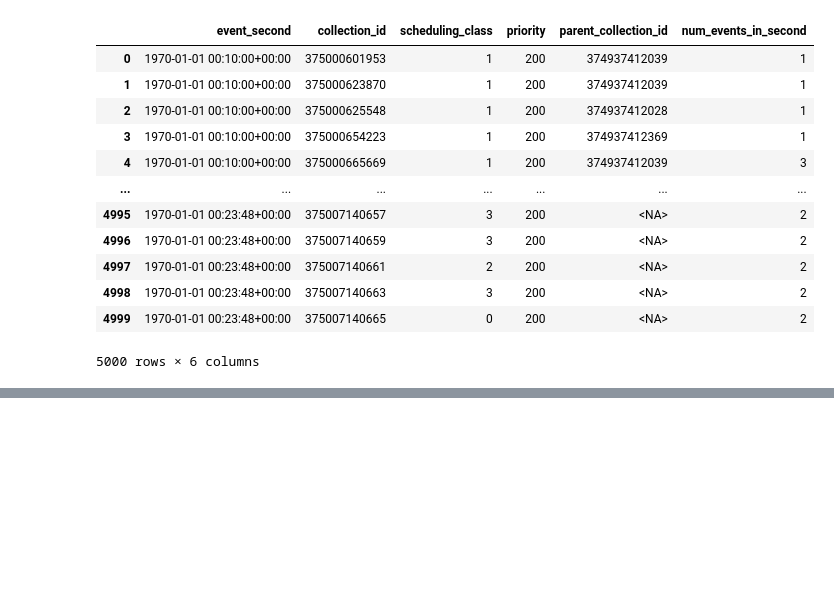
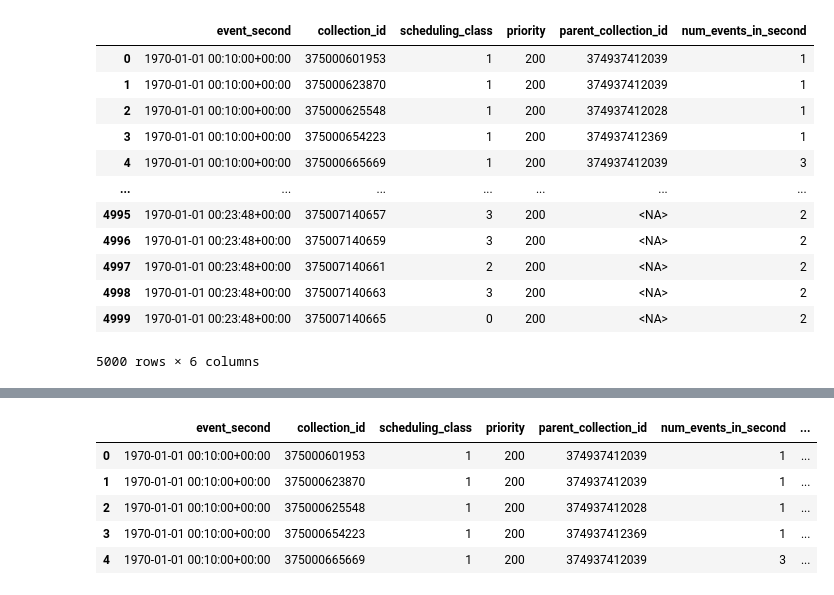
Before and after one commit to XuTaoWang-2002/FlexEH-in-data-center, a Jupyter notebook: clusterdata_analysis_colab.ipynb, the cells around one changed output, grey strips where cells are left out. Cells and saved outputs as stored; diff of their text form; code cells hidden in the pictures; blank space fills up the shorter version.

```diff
--- a/clusterdata_analysis_colab.ipynb
+++ b/clusterdata_analysis_colab.ipynb
@@ -867,0 +902,9 @@ instance_usage_data_summary
+# %%
+collection_level_usage
+# %% [output]
+|  | event_second | collection_id | scheduling_class | priority | parent_collection_id | num_events_in_second | ... |
+| 0 | 1970-01-01 00:10:00+00:00 | 375000601953 | 1 | 200 | 374937412039 | 1 | ... |
+| 1 | 1970-01-01 00:10:00+00:00 | 375000623870 | 1 | 200 | 374937412039 | 1 | ... |
+| 2 | 1970-01-01 00:10:00+00:00 | 375000625548 | 1 | 200 | 374937412028 | 1 | ... |
+| 3 | 1970-01-01 00:10:00+00:00 | 375000654223 | 1 | 200 | 374937412369 | 1 | ... |
+| 4 | 1970-01-01 00:10:00+00:00 | 375000665669 | 1 | 200 | 374937412039 | 3 | ... |
```
Also changed, not shown: parts of 7 cells of this notebook.
